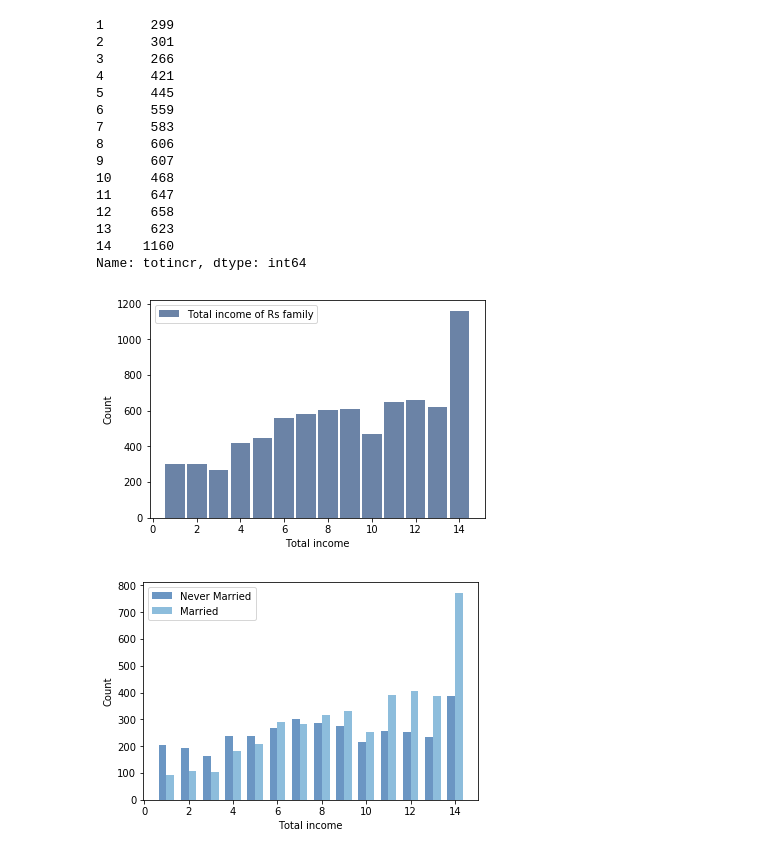
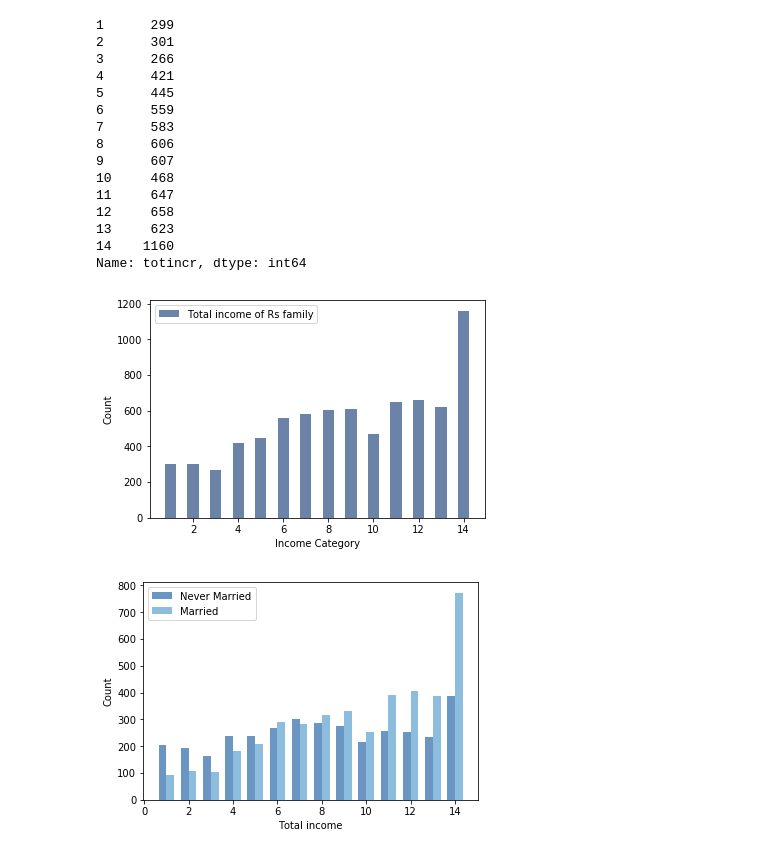
Before and after one commit to amernureddin/CS240, a Jupyter notebook: Week 4 - 5/Week 4 - 5_Homework 2.ipynb, the cells around one changed output. Cells and saved outputs as stored; diff of their text form; code cells hidden in the pictures.

```diff
--- a/Week 4 - 5/Week 4 - 5_Homework 2.ipynb
+++ b/Week 4 - 5/Week 4 - 5_Homework 2.ipynb
@@ -115,12 +115,31 @@ x3
 13     623
 14    1160
 Name: totincr, dtype: int64
-# %%
-hist = thinkstats2.Hist(pres.totincr, label='Total income of Rs family')
-thinkplot.Hist(hist)
-thinkplot.Config(xlabel='Total income', ylabel='Count')
-# %% [output]
-[figure, removed]
+# %%
+hist = thinkstats2.Hist(pres.totincr, label='Total income of Rs family')
+thinkplot.Hist(hist, width=0.50)
+thinkplot.Config(xlabel='Income Category', ylabel='Count')
+
+# Income Catagories
+
+# value 	   label	        	Total
+# 1 	      UNDER $5000	        	299
+# 2 	      $5000-$7499	        	301
+# 3 	      $7500-$9999	        	266
+# 4 	      $10,000-$12,499	    	421
+# 5 	      $12,500-$14,999	    	445
+# 6 	      $15,000-$19,999	    	559
+# 7 	      $20,000-$24,999	    	583
+# 8 	      $25,000-$29,999	    	606
+# 9 	      $30,000-$34,999	    	607
+# 10	      $35,000-$39,999	    	468
+# 11	      $40,000-$49,999	    	647
+# 12	      $50,000-$59,000	    	658
+# 13	      $60,000-$74,999	    	623
+# 14	      $75,000 OR MORE	    	1160
+#         	Total	                	7643
+# %% [output]
+[figure, added]
 # %%
 neverMarried = pres[pres.fmarno==0] #respondents that their number of mariage is 0
 married = pres[pres.fmarno>=1] #respondents that their number of mariage is 1 or more
```
Also changed, not shown: parts of 3 cells of this notebook.
